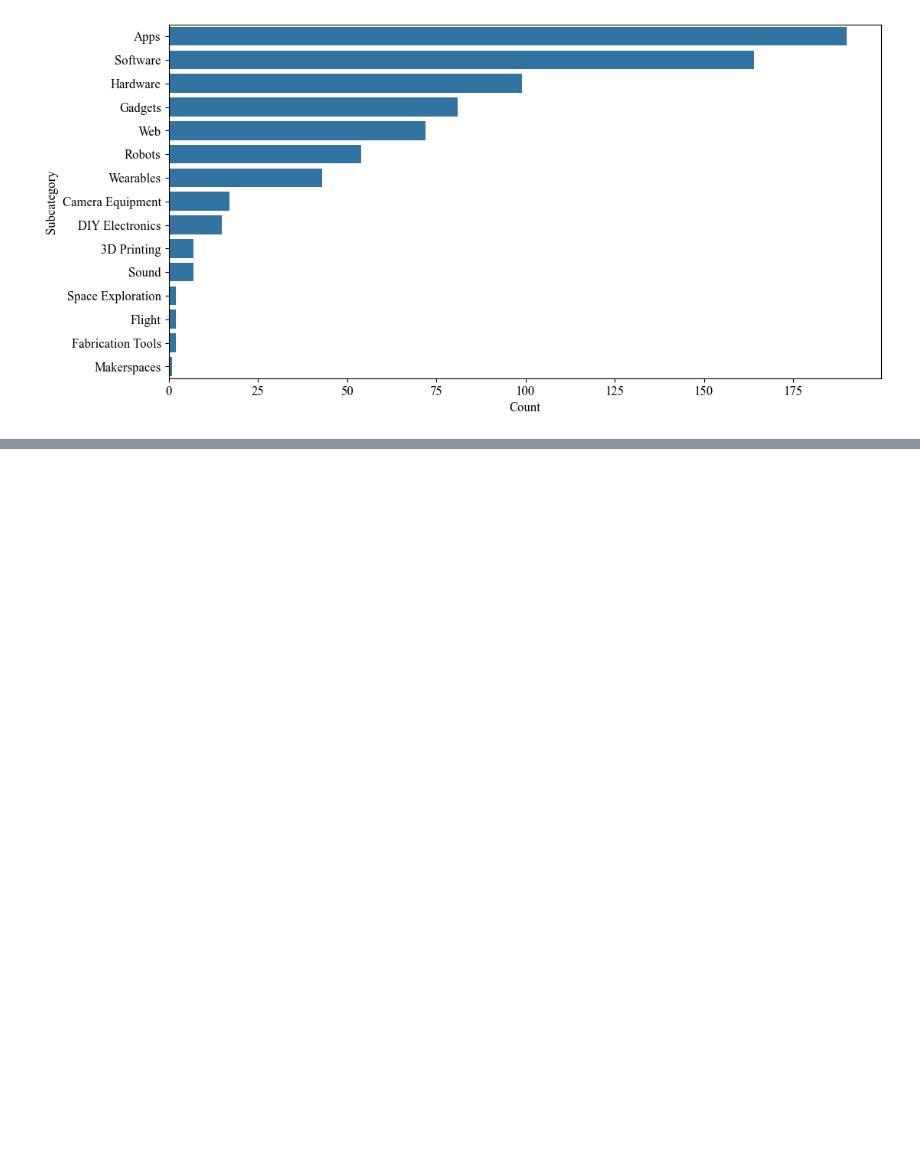
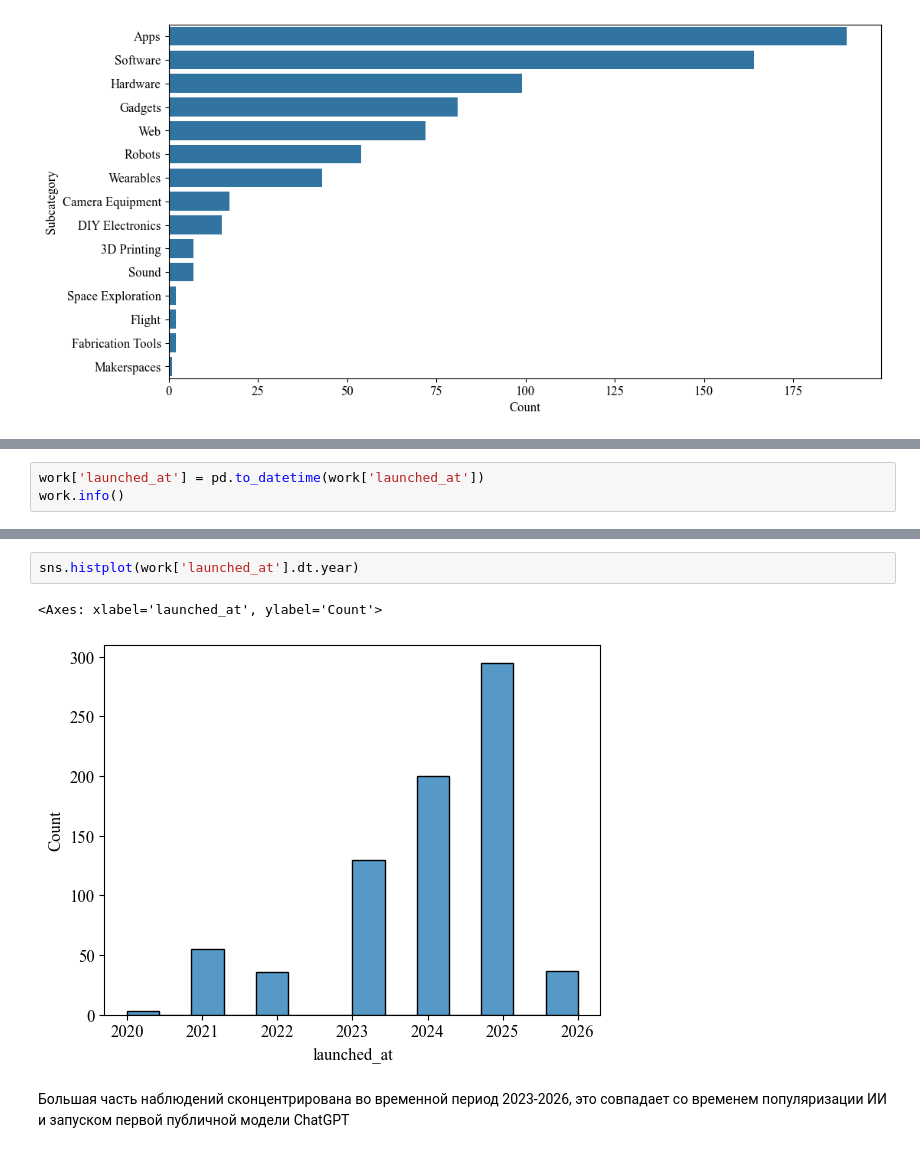
Before and after one commit to alendemsh/Fundraising-perspectives-via-crowdfunding-of-AI-driven-startups, a Jupyter notebook: eda.ipynb, the cells around one changed output, grey strips where cells are left out. Cells and saved outputs as stored; diff of their text form; blank space fills up the shorter version.

```diff
--- a/eda.ipynb
+++ b/eda.ipynb
@@ -348,0 +529,3 @@ plt.show()
+# %%
+work['launched_at'] = pd.to_datetime(work['launched_at'])
+work.info()
@@ -348,0 +560,7 @@ plt.show()
+# %%
+sns.histplot(work['launched_at'].dt.year)
+# %% [output]
+<Axes: xlabel='launched_at', ylabel='Count'>
+[figure, added]
+# %% [markdown]
+Большая часть наблюдений сконцентрирована во временной период 2023-2026, это совпадает со временем популяризации ИИ и запуском первой публичной модели ChatGPT
```
Also changed, not shown: parts of 18 cells of this notebook.
